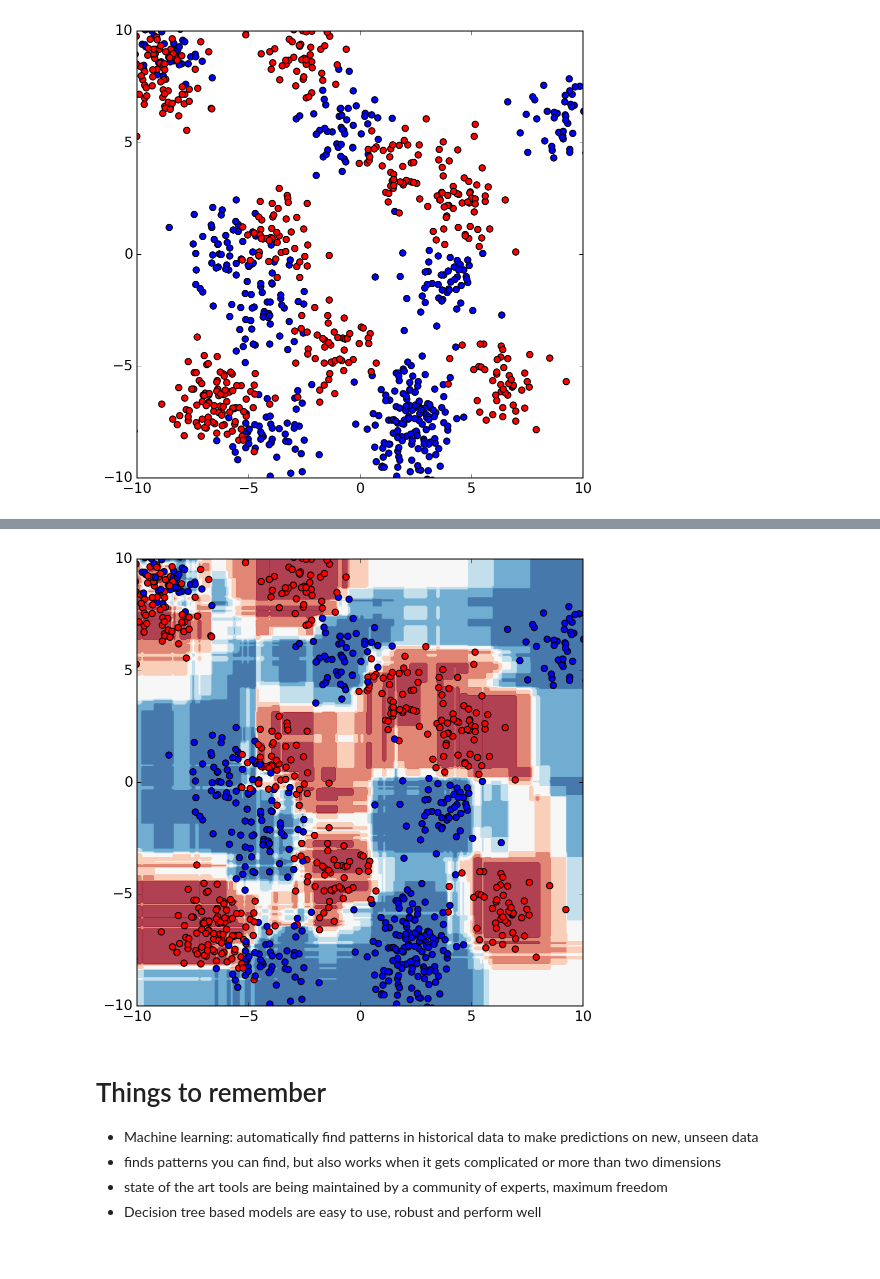
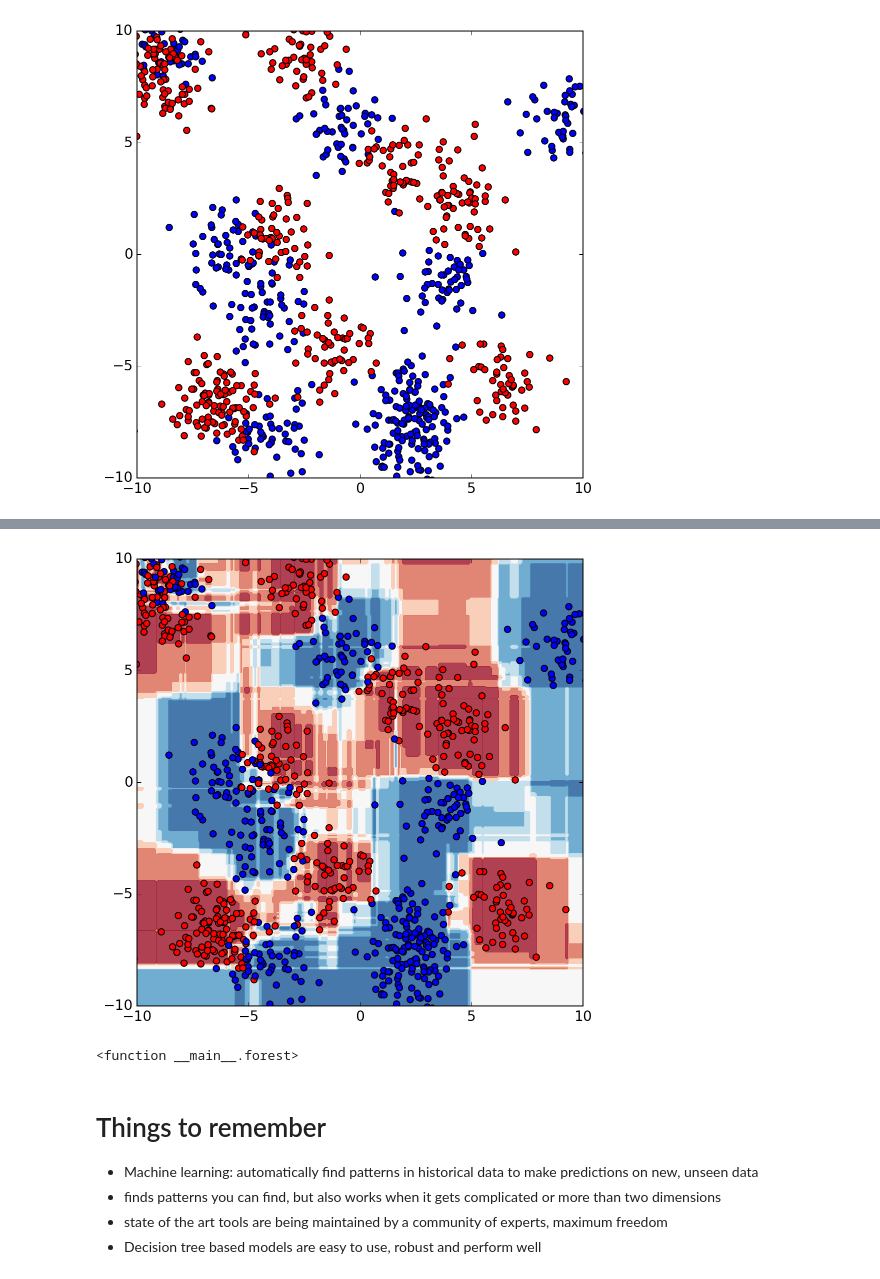
Before and after one commit to wildtreetech/forests-intro, a Jupyter notebook: 01-intro.ipynb, the cells around one changed output, grey strips where cells are left out. Saved outputs shown, nothing was run; the diff lists cells and outputs as text; code cells hidden in the pictures.

```diff
--- a/01-intro.ipynb
+++ b/01-intro.ipynb
@@ -153,7 +153,7 @@ from sklearn.tree import DecisionTreeClassifier
 
 # Set hyper-parameters, to control the algorithms behaviour
 # Let's experiment a bit
-clf = DecisionTreeClassifier(min_samples_leaf=10)
+clf = DecisionTreeClassifier()#min_samples_leaf=10)
 
 # Learn a model from the training data
 clf.fit(X, y)
@@ -195,10 +195,14 @@ output of the random forest.
 # %%
 from sklearn.ensemble import RandomForestClassifier
 
-clf = RandomForestClassifier(n_estimators=10).fit(X, y)
-plot_surface(clf, X, y)
+def forest(n_estimators=10):
+    clf = RandomForestClassifier(n_estimators=n_estimators, random_state=1).fit(X, y)
+    plot_surface(clf, X, y)
+
+interact(forest, n_estimators=(1,50,5))
 # %% [output]
-[figure, old version]
+[figure, new version]
+<function __main__.forest>
 # %%
 # Questions? -> Answers!
 #RandomForestClassifier?
```
Also changed, not shown: parts of 8 cells of this notebook, 3 other files.
